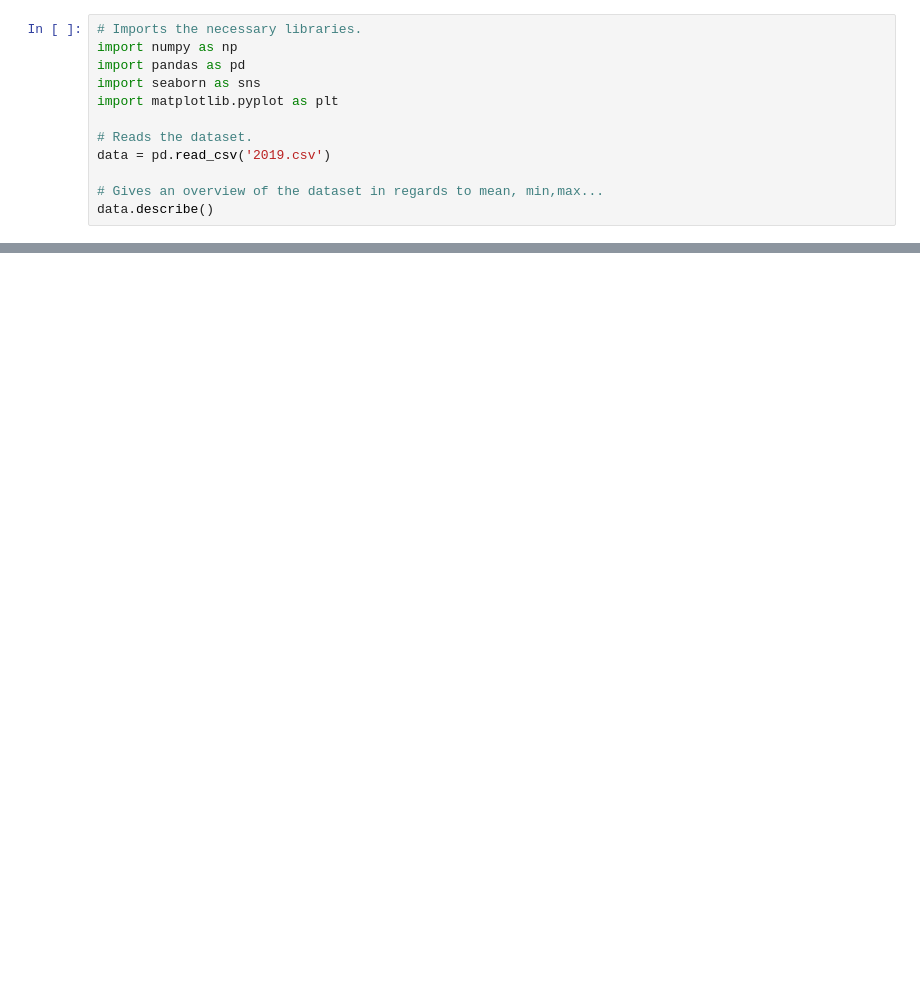
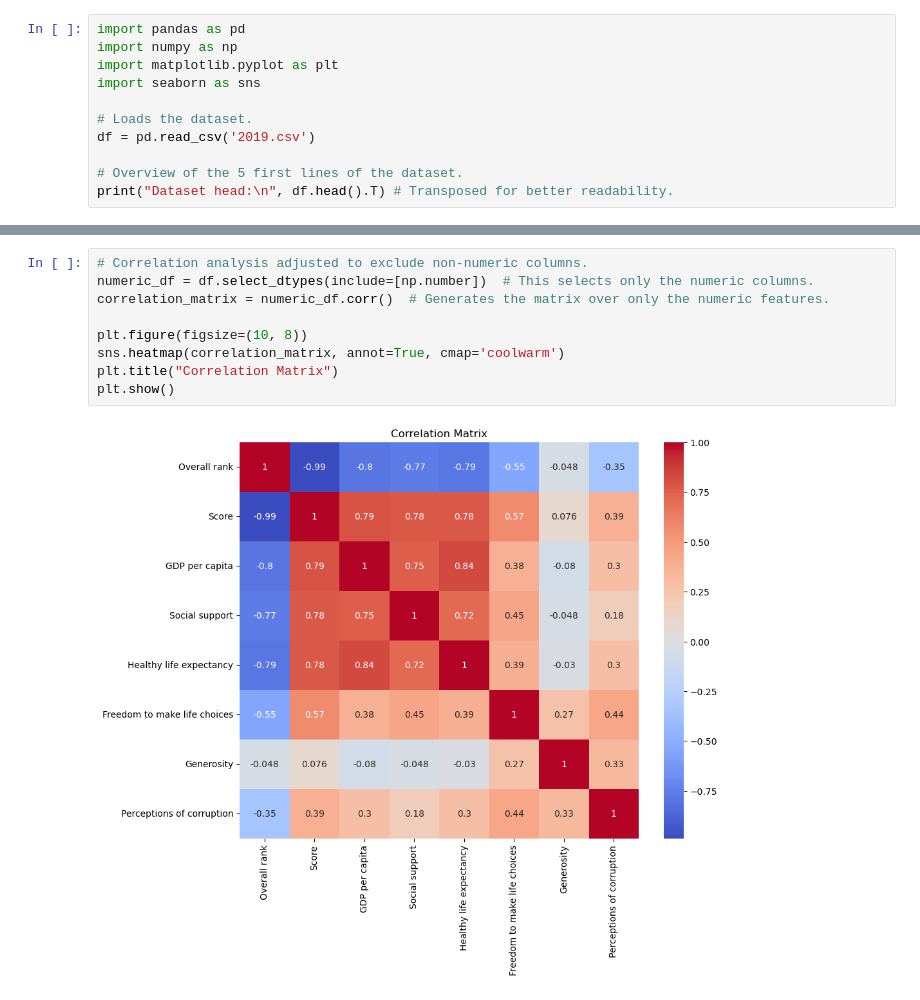
Before and after one commit to 2020344/Problem_Solving_for_Industry_2020344_2019301, a Jupyter notebook: ProblemSolvingforIndustry_2020344_2019301.ipynb, the cells around one changed output, grey strips where cells are left out. Cells and saved outputs as stored; diff of their text form; blank space fills up the shorter version.

Commit message:
Commit 4
Further Data Exploration

```diff
--- a/ProblemSolvingforIndustry_2020344_2019301.ipynb
+++ b/ProblemSolvingforIndustry_2020344_2019301.ipynb
@@ -1,13 +3,12 @@
 # %%
-# Imports the necessary libraries.
+import pandas as pd
 import numpy as np
-import pandas as pd
+import matplotlib.pyplot as plt
 import seaborn as sns
-import matplotlib.pyplot as plt
 
-# Reads the dataset.
-data = pd.read_csv('2019.csv')
+# Loads the dataset.
+df = pd.read_csv('2019.csv')
 
-# Gives an overview of the dataset in regards to mean, min,max...
-data.describe()
+# Overview of the 5 first lines of the dataset.
+print("Dataset head:\n", df.head().T) # Transposed for better readability.
 # %% [output]
@@ -33,0 +80,11 @@ plt.show()
+# %%
+# Correlation analysis adjusted to exclude non-numeric columns.
+numeric_df = df.select_dtypes(include=[np.number])  # This selects only the numeric columns.
+correlation_matrix = numeric_df.corr()  # Generates the matrix over only the numeric features.
+
+plt.figure(figsize=(10, 8))
+sns.heatmap(correlation_matrix, annot=True, cmap='coolwarm')
+plt.title("Correlation Matrix")
+plt.show()
+# %% [output]
+[figure, added]
```
Also changed, not shown: parts of 12 cells of this notebook.
